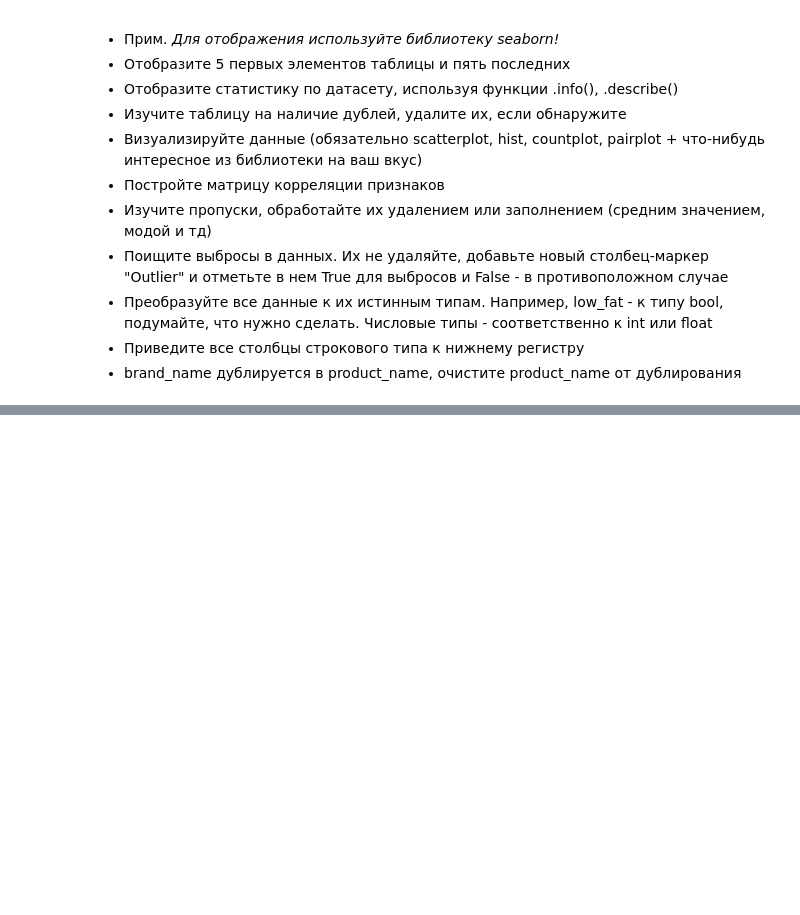
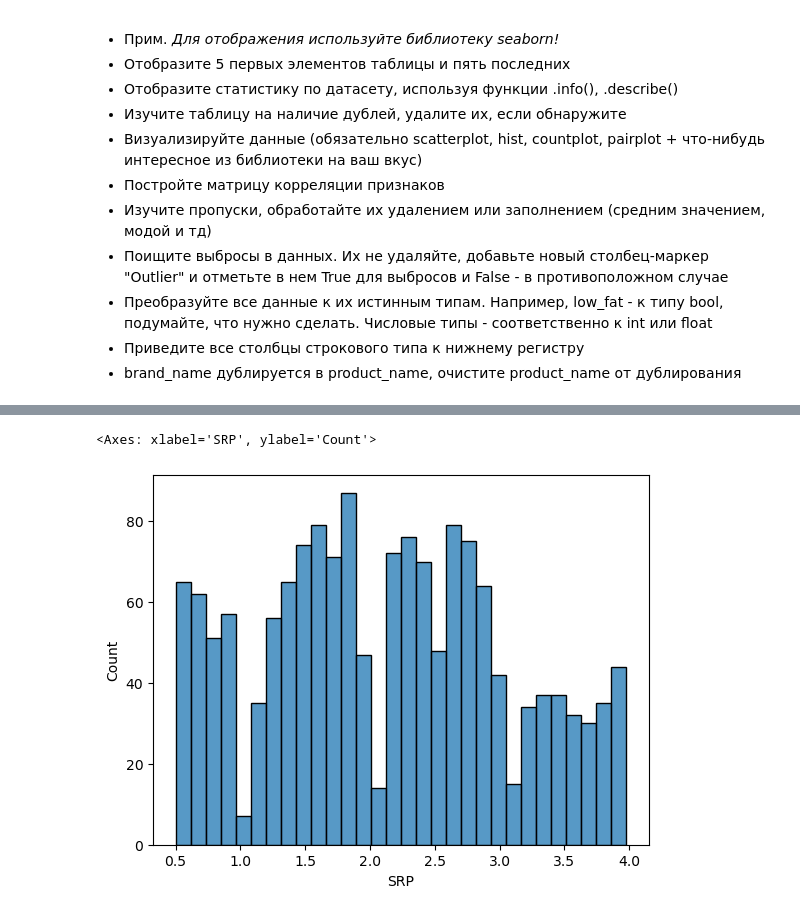
Before and after one commit to Erygfry/DataScience_HW, a Jupyter notebook: HW_2/Задание 2. Анализ датасета о продуктах.ipynb, the cells around one changed output, grey strips where cells are left out. Cells and saved outputs as stored; diff of their text form; code cells hidden in the pictures; blank space fills up the shorter version.

```diff
--- a/HW_2/Задание 2. Анализ датасета о продуктах.ipynb
+++ b/HW_2/Задание 2. Анализ датасета о продуктах.ipynb
@@ -18,0 +92,5 @@
+# %%
+sns.histplot(df['SRP'], bins=30)
+# %% [output]
+<Axes: xlabel='SRP', ylabel='Count'>
+[figure, added]
```
Also changed, not shown: parts of 16 cells of this notebook, 1 other file.
